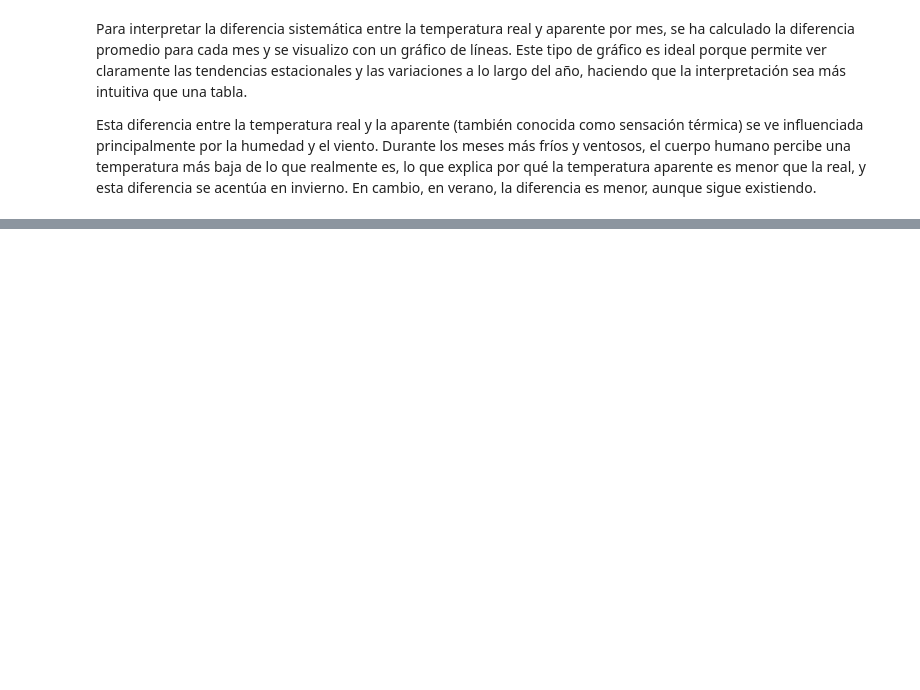
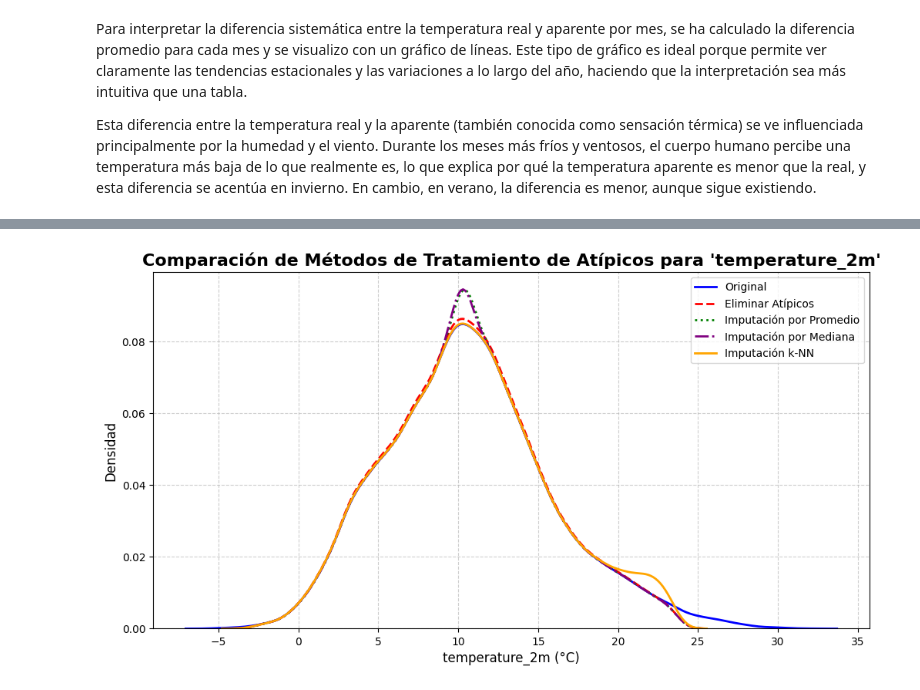
Before and after one commit to DiegoJimenez2003/MineriaDeDatos, a Jupyter notebook: NotebookMineria.ipynb, the cells around one changed output, grey strips where cells are left out. Saved outputs shown, nothing was run; the diff lists cells and outputs as text; code cells hidden in the pictures; blank space fills up the shorter version.

```diff
--- a/NotebookMineria.ipynb
+++ b/NotebookMineria.ipynb
@@ -385,0 +389,78 @@ Esta diferencia entre la temperatura real y la aparente (también conocida como
+# %%
+import pandas as pd
+import numpy as np
+import matplotlib.pyplot as plt
+import seaborn as sns
+from sklearn.impute import KNNImputer
+
+# Ensure 'data' DataFrame is available and 'date' column is datetime
+# This part assumes 'data' is already loaded from previous cells.
+if 'data' not in locals():
+    # Safeguard: If data is not loaded, load it
+    data = pd.read_csv("data_clima_2025_final.csv")
+    data['date'] = pd.to_datetime(data['date'])
+
+# Define the target variable
+target_column = 'temperature_2m'
+
+# --- 1. Identify Outliers ---
+Q1 = data[target_column].quantile(0.25)
+Q3 = data[target_column].quantile(0.75)
+IQR = Q3 - Q1
+
+lower_bound = Q1 - 1.5 * IQR
+upper_bound = Q3 + 1.5 * IQR
+
+# Create boolean mask for outliers
+outlier_mask = (data[target_column] < lower_bound) | (data[target_column] > upper_bound)
+
+# --- 2. Outlier Treatment Methods ---
+
+# Original data (for comparison)
+df_original = data.copy()
+
+# a) Remove outliers (similar to "Elimina los valores nulos" for outliers)
+df_dropped_outliers = data[~outlier_mask].copy()
+
+# b) Impute outliers with the mean of non-outlier data
+df_mean_imputed = data.copy()
+mean_non_outliers = df_mean_imputed[~outlier_mask][target_column].mean()
+df_mean_imputed.loc[outlier_mask, target_column] = mean_non_outliers
+
+# c) Impute outliers with the median of non-outlier data
+df_median_imputed = data.copy()
+median_non_outliers = df_median_imputed[~outlier_mask][target_column].median()
+df_median_imputed.loc[outlier_mask, target_column] = median_non_outliers
+
+# d) Impute outliers using k-NN (by first replacing them with NaN)
+df_knn_imputed = data.copy()
+df_knn_imputed.loc[outlier_mask, target_column] = np.nan
+
+# Select only numerical columns for KNNImputer
+numeric_cols_for_knn = df_knn_imputed.select_dtypes(include=np.number).columns
+imputer = KNNImputer(n_neighbors=5)
+df_knn_imputed[numeric_cols_for_knn] = imputer.fit_transform(df_knn_imputed[numeric_cols_for_knn])
+
+
+# --- 3. Comparison Plot ---
+def compara_tratamiento_atipicos(original_df : pd.DataFrame, dropped_df : pd.DataFrame,
+                                 mean_imputed_df : pd.DataFrame, median_imputed_df : pd.DataFrame,
+                                 knn_imputed_df : pd.DataFrame, column : str):
+    plt.figure(figsize=(12, 6))
+    sns.kdeplot(original_df[column], label="Original", color="blue", linewidth=2)
+    sns.kdeplot(dropped_df[column], label="Eliminar Atípicos", color="red", linestyle='--', linewidth=2)
+    sns.kdeplot(mean_imputed_df[column], label="Imputación por Promedio", color="green", linestyle=':', linewidth=2)
+    sns.kdeplot(median_imputed_df[column], label="Imputación por Mediana", color="purple", linestyle='-.', linewidth=2)
+    sns.kdeplot(knn_imputed_df[column], label="Imputación k-NN", color="orange", linestyle='-', linewidth=2)
+    plt.title(f"Comparación de Métodos de Tratamiento de Atípicos para '{column}'",
+              fontsize=16, fontweight="bold")
+    plt.xlabel(f"{column} (°C)", fontsize=12)
+    plt.ylabel("Densidad", fontsize=12)
+    plt.legend()
+    plt.grid(True, linestyle='--', alpha=0.6)
+    plt.show()
+
+# Call the comparison function for 'temperature_2m'
+compara_tratamiento_atipicos(df_original, df_dropped_outliers, df_mean_imputed, df_median_imputed, df_knn_imputed, target_column)
+# %% [output]
+[figure, added]
```
Also changed, not shown: parts of 2 cells of this notebook.
